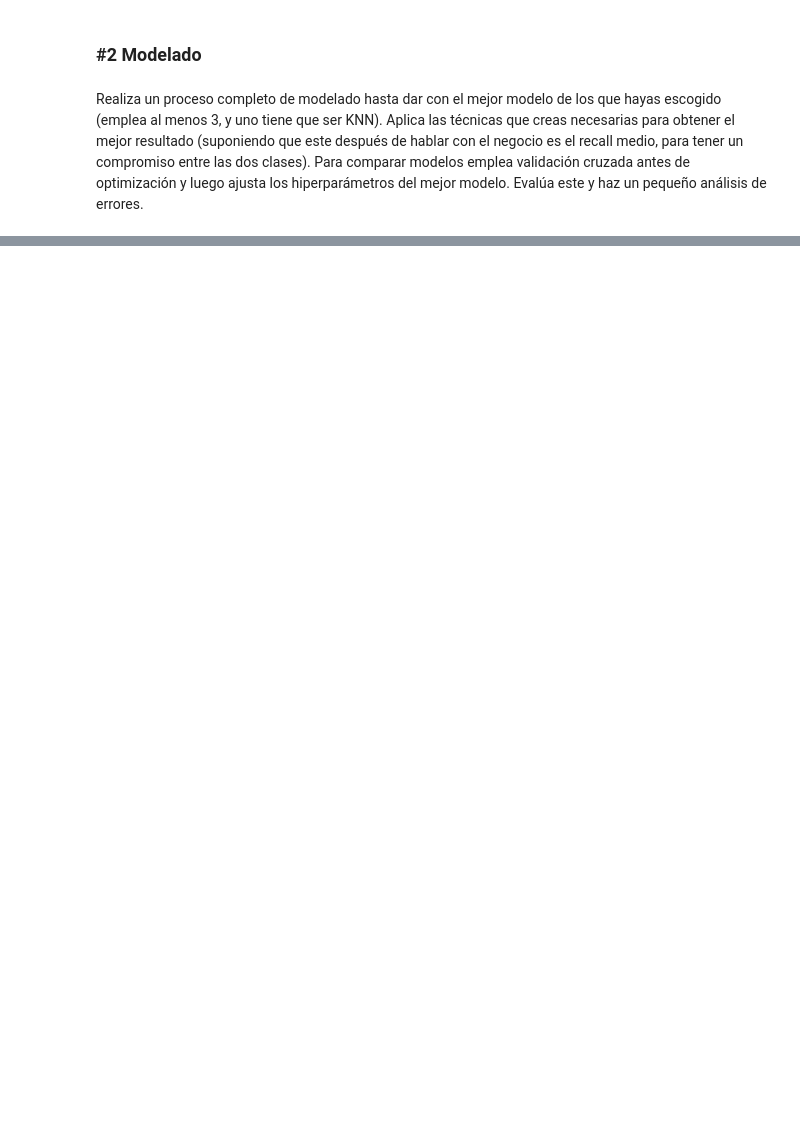
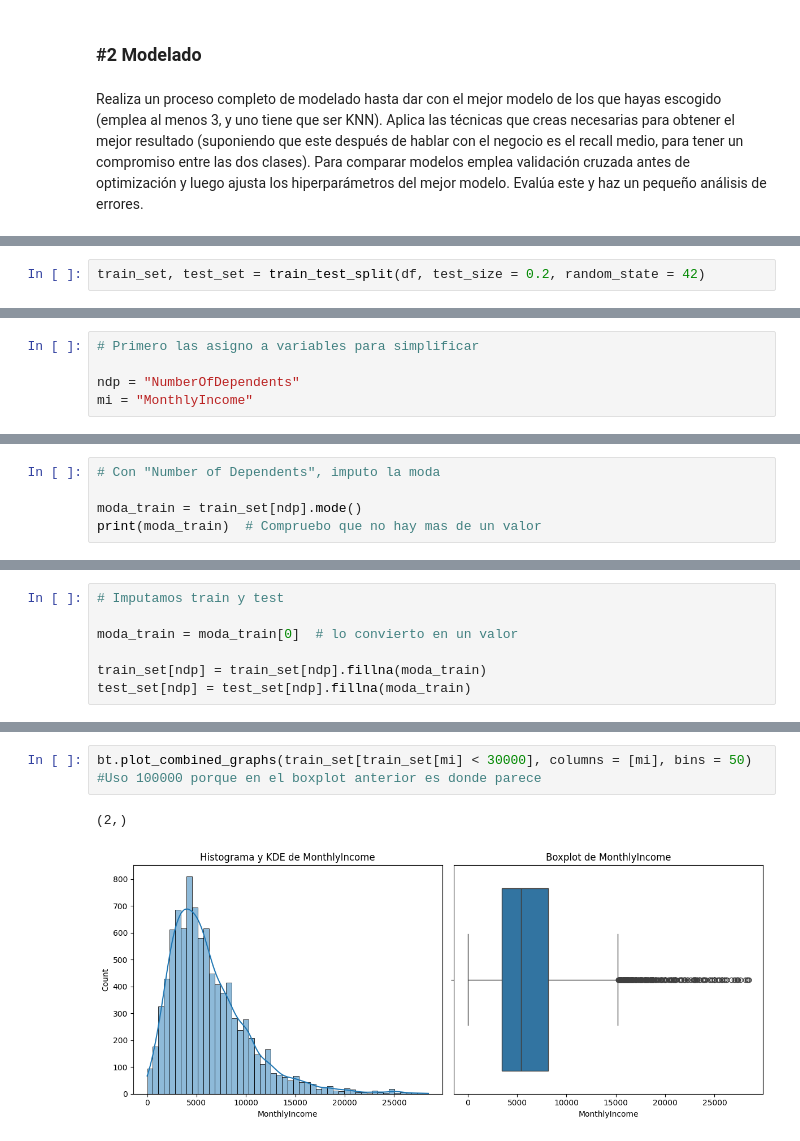
Before and after one commit to luismelian7/DS_Online_Octubre24_Exercises, a Jupyter notebook: 04_Machine_Learning/Sprint_12/Unidad_01/Practica_Obligatoria/18_Practica_Obligatoria_Otros_Modelos_Supervisados.ipynb, the cells around one changed output, grey strips where cells are left out. Drawn from its saved outputs; the diff is of its cells as text; blank space fills up the shorter version.

```diff
--- a/04_Machine_Learning/Sprint_12/Unidad_01/Practica_Obligatoria/18_Practica_Obligatoria_Otros_Modelos_Supervisados.ipynb
+++ b/04_Machine_Learning/Sprint_12/Unidad_01/Practica_Obligatoria/18_Practica_Obligatoria_Otros_Modelos_Supervisados.ipynb
@@ -204,0 +159,2 @@ For example, when doing 'df[col].method(value, inplace=True)', try using 'df.met
+# %%
+train_set, test_set = train_test_split(df, test_size = 0.2, random_state = 42)
@@ -204,0 +165,5 @@ For example, when doing 'df[col].method(value, inplace=True)', try using 'df.met
+# %%
+# Primero las asigno a variables para simplificar
+
+ndp = "NumberOfDependents"
+mi = "MonthlyIncome"
@@ -204,0 +190,5 @@ For example, when doing 'df[col].method(value, inplace=True)', try using 'df.met
+# %%
+# Con "Number of Dependents", imputo la moda
+
+moda_train = train_set[ndp].mode()
+print(moda_train)  # Compruebo que no hay mas de un valor
@@ -204,0 +198,7 @@ For example, when doing 'df[col].method(value, inplace=True)', try using 'df.met
+# %%
+# Imputamos train y test
+
+moda_train = moda_train[0]  # lo convierto en un valor
+
+train_set[ndp] = train_set[ndp].fillna(moda_train)
+test_set[ndp] = test_set[ndp].fillna(moda_train)
@@ -204,0 +219,5 @@ For example, when doing 'df[col].method(value, inplace=True)', try using 'df.met
+# %%
+bt.plot_combined_graphs(train_set[train_set[mi] < 30000], columns = [mi], bins = 50) #Uso 100000 porque en el boxplot anterior es donde parece
+# %% [output]
+(2,)
+[figure, added]
```
Also changed, not shown: parts of 40 cells of this notebook.
